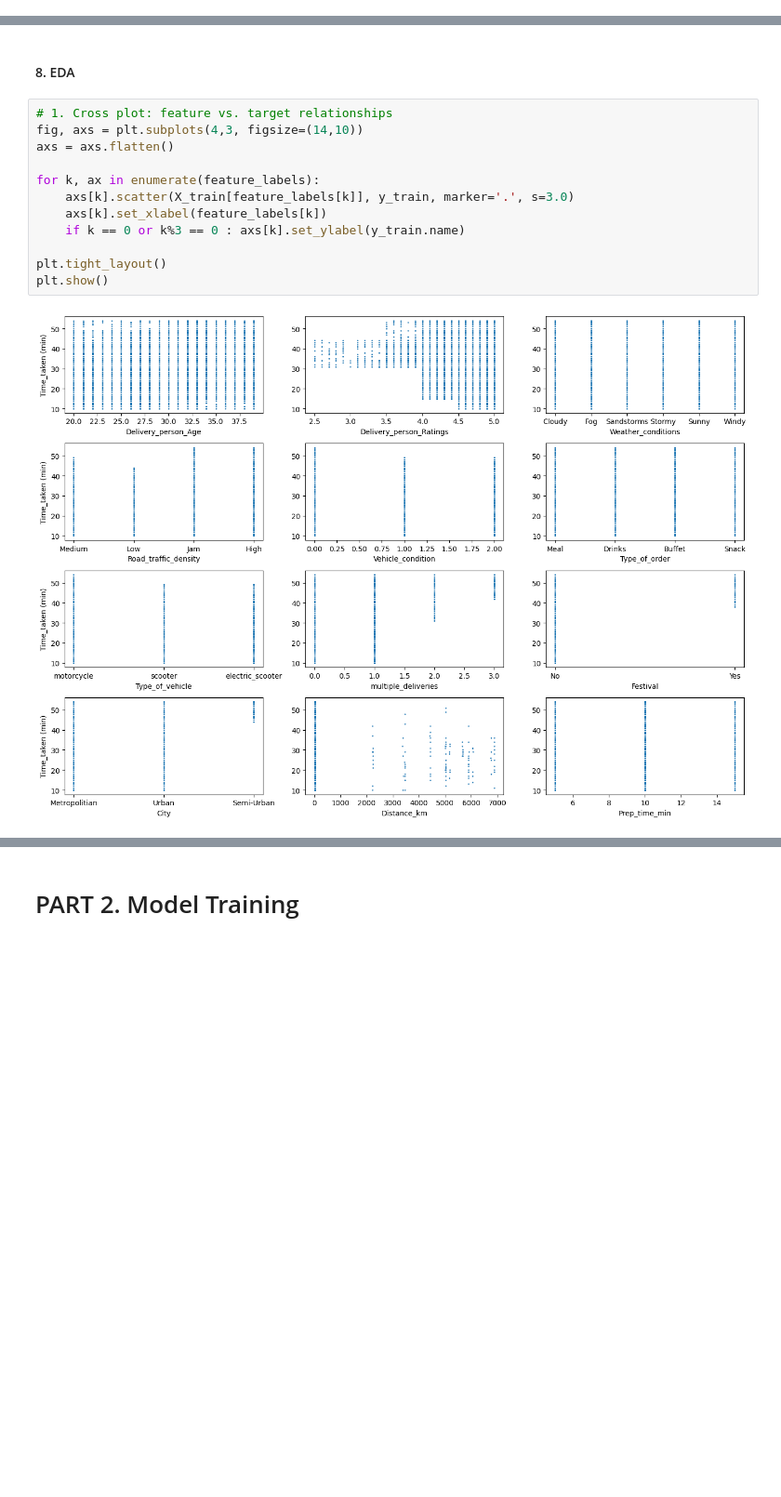
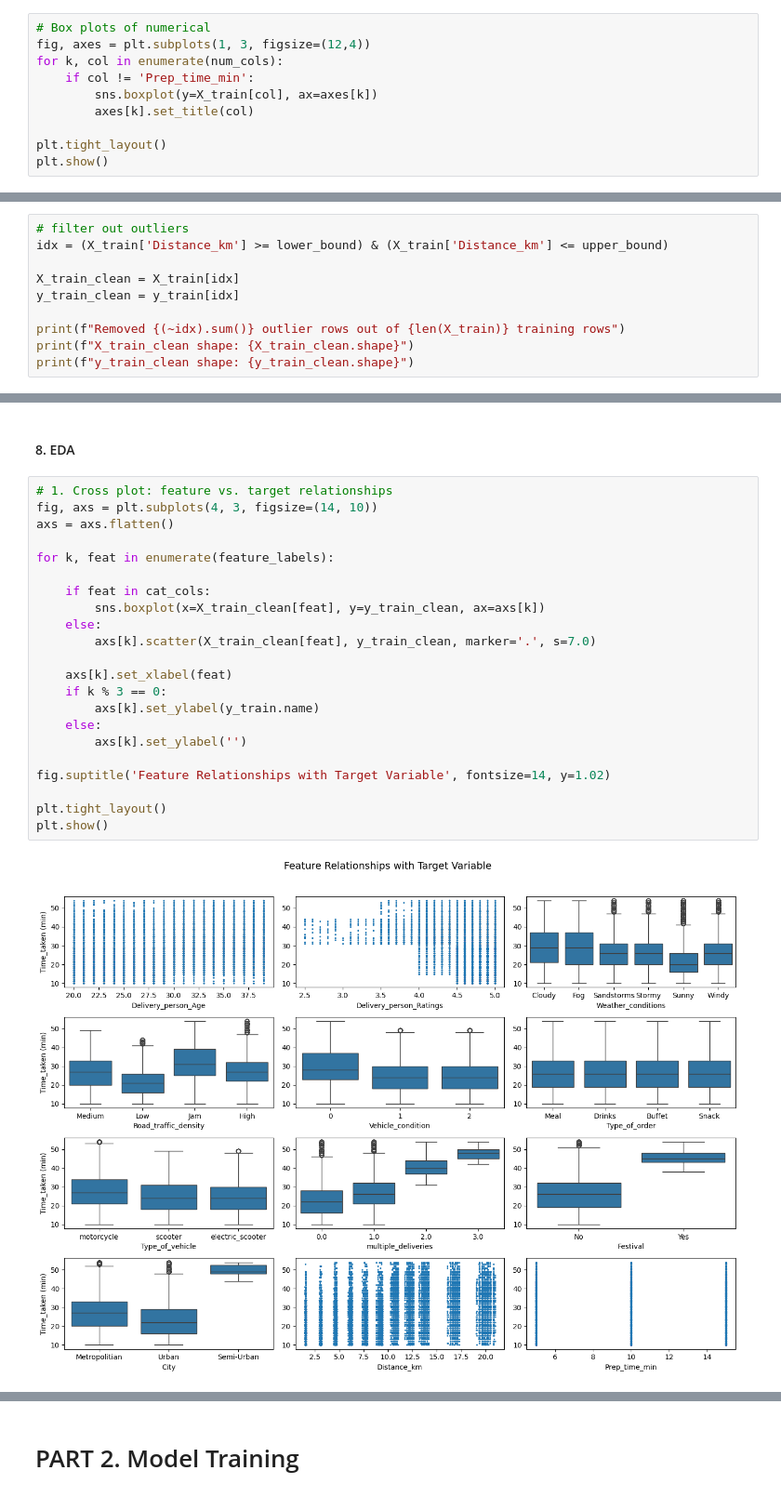
Before and after one commit to SJSUCMPE257/food-delivery-time-prediction, a Jupyter notebook: notebooks/Annas-experiment.ipynb, the cells around one changed output, grey strips where cells are left out. Shown at 93% size. Cells and saved outputs as stored; diff of their text form; blank space fills up the shorter version.

```diff
--- a/notebooks/Annas-experiment.ipynb
+++ b/notebooks/Annas-experiment.ipynb
@@ -363,0 +367,10 @@ plt.show()
+# %%
+# Box plots of numerical
+fig, axes = plt.subplots(1, 3, figsize=(12,4))
+for k, col in enumerate(num_cols):
+    if col != 'Prep_time_min':
+        sns.boxplot(y=X_train[col], ax=axes[k])
+        axes[k].set_title(col)
+
+plt.tight_layout()
+plt.show()
@@ -391,0 +429,10 @@ print(lower_bound, upper_bound)
+# %%
+# filter out outliers
+idx = (X_train['Distance_km'] >= lower_bound) & (X_train['Distance_km'] <= upper_bound)
+
+X_train_clean = X_train[idx]
+y_train_clean = y_train[idx]
+
+print(f"Removed {(~idx).sum()} outlier rows out of {len(X_train)} training rows")
+print(f"X_train_clean shape: {X_train_clean.shape}")
+print(f"y_train_clean shape: {y_train_clean.shape}")
@@ -432,15 +492,25 @@ plt.show()
 #### 8. EDA
 # %%
 # 1. Cross plot: feature vs. target relationships
-fig, axs = plt.subplots(4,3, figsize=(14,10))
+fig, axs = plt.subplots(4, 3, figsize=(14, 10))
 axs = axs.flatten()
 
-for k, ax in enumerate(feature_labels):
-    axs[k].scatter(X_train[feature_labels[k]], y_train, marker='.', s=3.0)
-    axs[k].set_xlabel(feature_labels[k])
-    if k == 0 or k%3 == 0 : axs[k].set_ylabel(y_train.name)
+for k, feat in enumerate(feature_labels):
+
+    if feat in cat_cols:
+        sns.boxplot(x=X_train_clean[feat], y=y_train_clean, ax=axs[k])
+    else:
+        axs[k].scatter(X_train_clean[feat], y_train_clean, marker='.', s=7.0)
+
+    axs[k].set_xlabel(feat)
+    if k % 3 == 0:
+        axs[k].set_ylabel(y_train.name)
+    else:
+        axs[k].set_ylabel('')
+
+fig.suptitle('Feature Relationships with Target Variable', fontsize=14, y=1.02)
 
 plt.tight_layout()
 plt.show()
 # %% [output]
-[figure, old version]
+[figure, new version]
```
Also changed, not shown: parts of 31 cells of this notebook.
